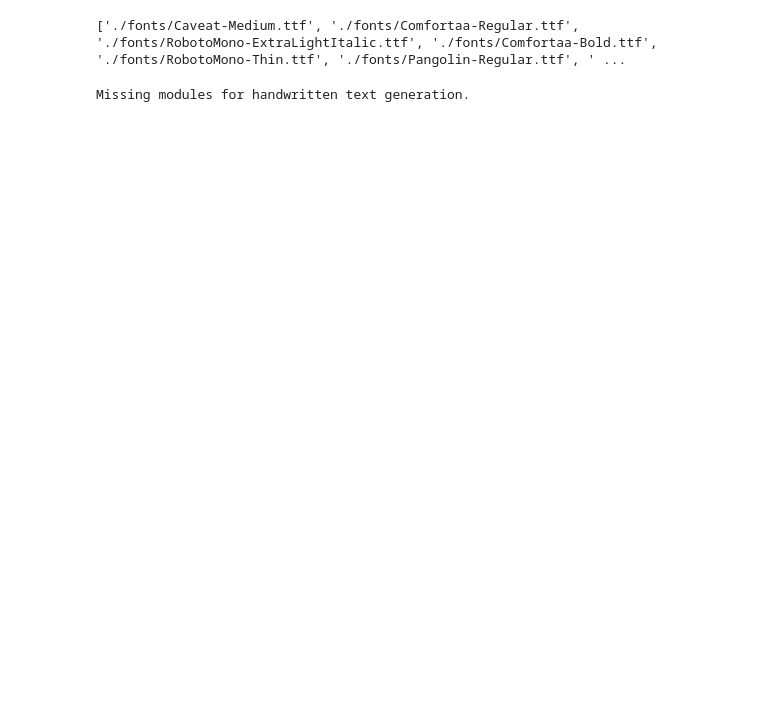
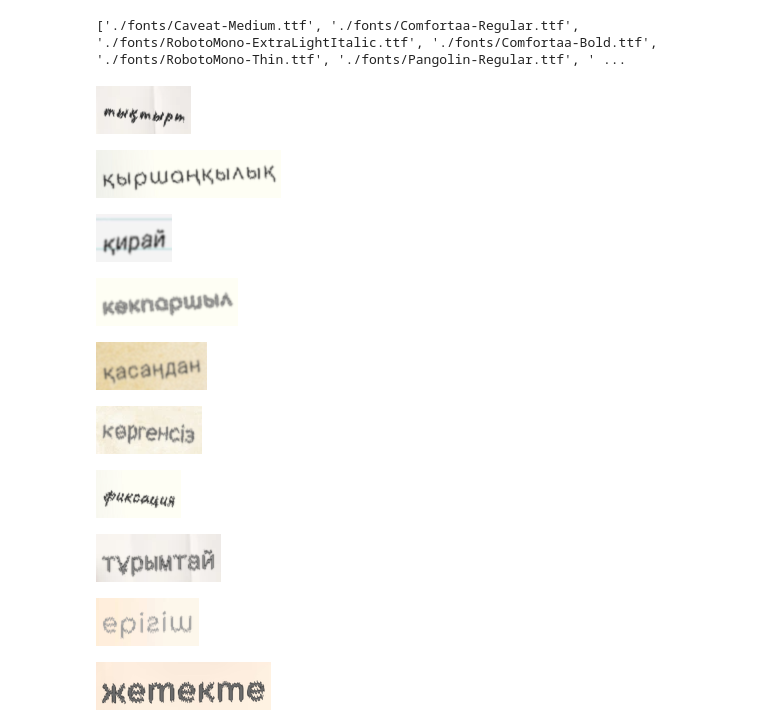
Before and after one commit to BMukhtar/TextRecognitionDataGenerator, a Jupyter notebook: ocr/generate.ipynb, the cells around one changed output. Saved outputs shown, nothing was run; the diff lists cells and outputs as text; code cells hidden in the pictures; blank space fills up the shorter version.

Commit message:
added background images

```diff
--- a/ocr/generate.ipynb
+++ b/ocr/generate.ipynb
@@ -20,25 +22,59 @@ print(ttf_files)
 # %%
 import sys
 sys.path.insert(0, '..')
 from trdg.generators import GeneratorFromDict
 
 generator = GeneratorFromDict(
     blur=1,
     length=1,
     random_blur=True,
     random_skew = True,
     skewing_angle=5,
+    image_dir="./images",
+    background_type=3,
     size=48,
     distorsion_type=3,
     # text_color="#000000",
     # fit=True,
     path="./kk_dict.txt",
     text_colors=["#282828", "#000000", "#333333", "#666666", "#999999"],
     fonts=ttf_files,
     stroke_widths=[0, 1],
     space_widths=[1.0],
     character_spacings=[-1, 0, 1, 2, 3],
     stroke_fills=["#282828", "#000000", "#333333", "#666666", "#999999"],
 )
+
+from tqdm import tqdm
+train_folder = "../../PaddleOCR_Mukhtar/train_data/rec/synthetic/"
+relative_train_folder = "./train_data/rec/synthetic/"
+
+# Define train and test split
+train_test_split = 1000
+
+image_count = 21000
+
+with open(f"{train_folder}synthetic_test.txt", "w") as test_file, open(f"{train_folder}synthetic_train.txt", "w") as train_file:
+    for idx in tqdm(range(image_count)):
+        (img, lbl) = generator.next()
+        file_name = f"word_{str(idx).zfill(3)}.jpg"
+        file_path = f"{train_folder}img/{file_name}"
+        img.save(file_path)
+
+        if idx < train_test_split:
+            # Write to test file
+            test_file.write(f"{file_name}\t{lbl}\n")
+        else:
+            # Write to train file
+            train_file.write(f"{file_name}\t{lbl}\n")
 # %% [output]
-Missing modules for handwritten text generation.
+[figure, added]
+[figure, added]
+[figure, added]
+[figure, added]
+[figure, added]
+[figure, added]
+[figure, added]
+[figure, added]
+[figure, added]
+[figure, added]
```
Also changed, not shown: parts of 2 cells of this notebook, 19 other files.
